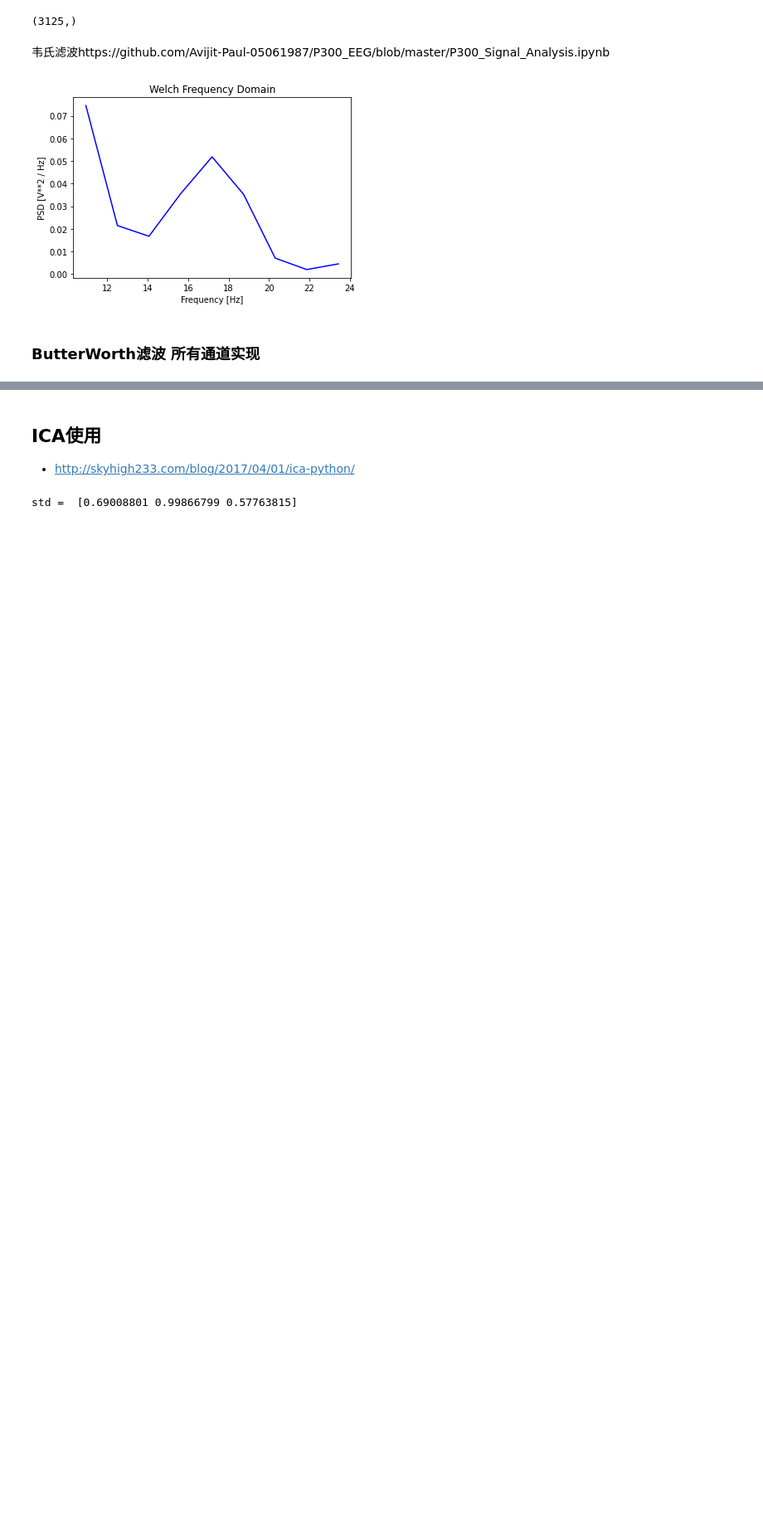
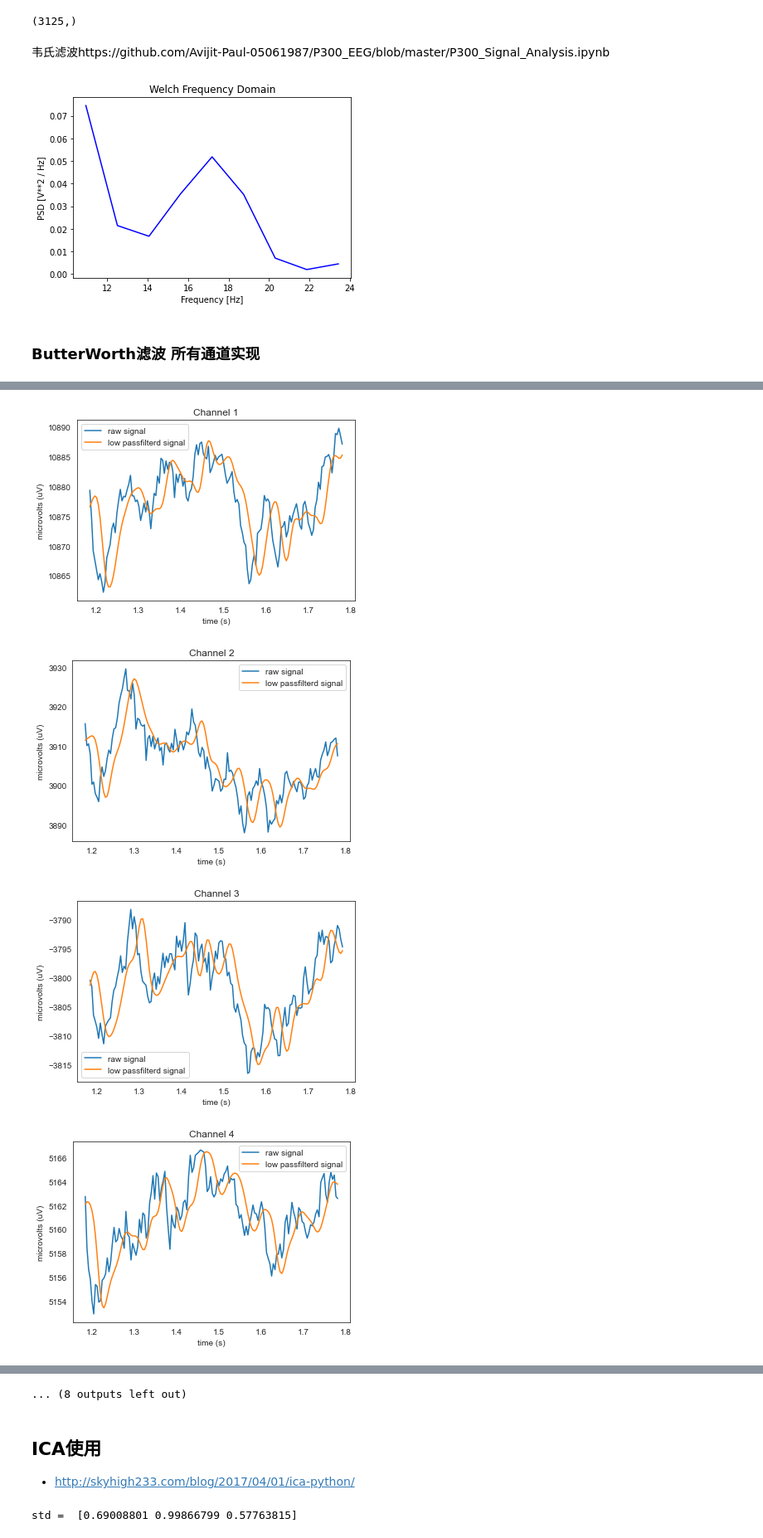
Before and after one commit to Vincent-syr/20MathModelCode, a Jupyter notebook: Untitled.ipynb, the cells around one changed output, grey strips where cells are left out. Shown at 83% size. Cells and saved outputs as stored; diff of their text form; code cells hidden in the pictures; blank space fills up the shorter version.

```diff
--- a/Untitled.ipynb
+++ b/Untitled.ipynb
@@ -556,23 +582,28 @@ from scipy.signal import freqz
 from scipy import signal
 import pandas as pd
 from ButterWorth import butter_filter
+import copy
 
 path = 'S1_train_data.xlsx'
 s1 = pd.read_excel(path, header=None, sheet_name='char01(B)')
 s1 = s1.values  # (3125, 20)
+
 # raw_data =
+filtered_all = np.zeros(s1.shape)   # (3125, 20)
 for i in range(20):
     raw_data = s1[:,i]
     x = np.linspace(0,len(raw_data), len(raw_data)) / 250
     filtered = butter_filter(raw_data)
+    filtered_all[:,i] = copy.deepcopy(filtered)
     start = 296
     stop = start + 150
     # stop = len(x)
-    plt.figure()
-    plt.plot(x[start:stop], raw_data[start:stop], label='raw signal')
-    plt.plot(x[start:stop], filtered[start:stop], label='low passfilterd signal')
-    plt.title('Channel %d' % (i+1))
-    plt.xlabel('time (s)')
-    plt.ylabel('microvolts (uV)')
-    plt.legend()
-    plt.show()
+#     plt.figure()
+#     plt.plot(x[start:stop], raw_data[start:stop], label='raw signal')
+#     plt.plot(x[start:stop], filtered[start:stop], label='low passfilterd signal')
+#     plt.title('Channel %d' % (i+1))
+#     plt.xlabel('time (s)')
+#     plt.ylabel('microvolts (uV)')
+#     plt.legend()
+#     plt.savefig('Butter_filter/filter_channel %d.jpg' % (i+1))
+#     plt.show()
@@ -592,0 +610,18 @@ for i in range(20):
+# %%
+filtered_all
+for i in range(20):
+    raw_data = s1[:,i]
+    filtered = filtered_all[:,i]
+    plt.plot(x[start:stop], raw_data[start:stop], label='raw signal')
+    plt.plot(x[start:stop], filtered[start:stop], label='low passfilterd signal')
+    plt.title('Channel %d' % (i+1))
+    plt.xlabel('time (s)')
+    plt.ylabel('microvolts (uV)')
+    plt.legend()
+#     plt.savefig('Butter_filter/filter_channel %d.jpg' % (i+1))
+    plt.show()
+# %% [output]
+[figure, added]
+[figure, added]
+[figure, added]
+[figure, added]
@@ -592,0 +636 @@ for i in range(20):
+... (8 outputs left out)
```
Also changed, not shown: parts of 24 cells of this notebook, 50 other files.
